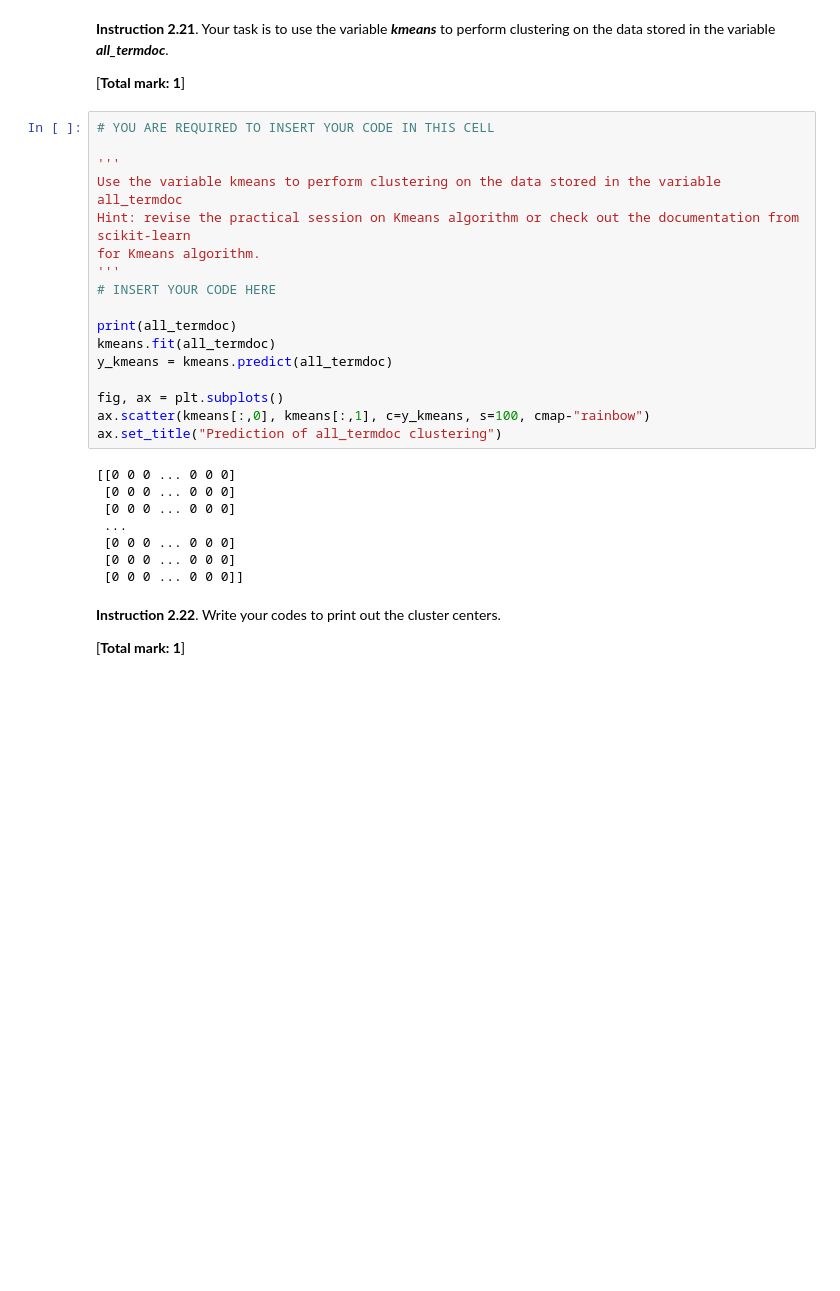
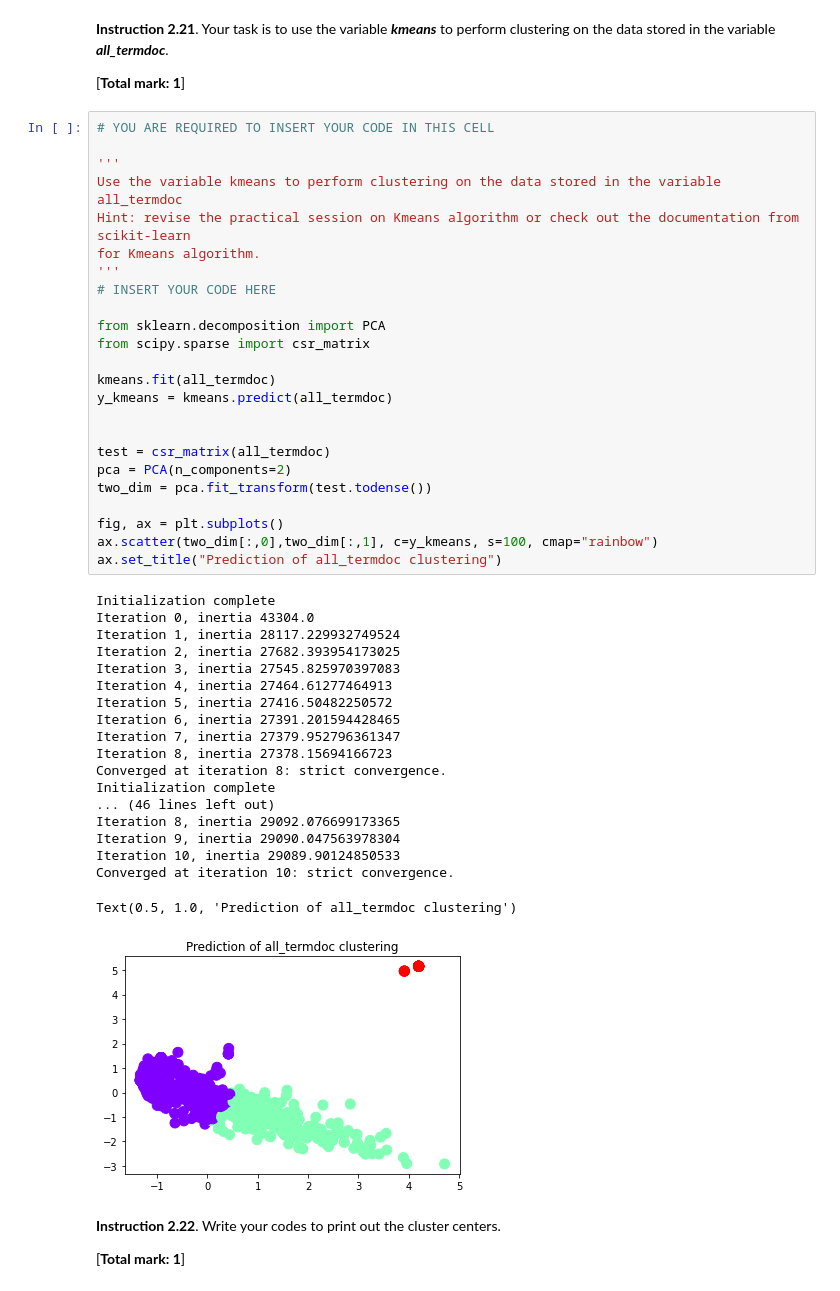
Before and after one commit to ibb2/Assingment2-SIT112, a Jupyter notebook: Assignment2_notebook.ipynb, the cells around one changed output. Saved outputs shown, nothing was run; the diff lists cells and outputs as text; blank space fills up the shorter version.

```diff
--- a/Assignment2_notebook.ipynb
+++ b/Assignment2_notebook.ipynb
@@ -1244,28 +1183,47 @@ kmeans = KMeans(n_clusters=n_clusters, init='k-means++', n_init=5, max_iter=3000
 # %%
 # YOU ARE REQUIRED TO INSERT YOUR CODE IN THIS CELL
 
 '''
 Use the variable kmeans to perform clustering on the data stored in the variable all_termdoc
 Hint: revise the practical session on Kmeans algorithm or check out the documentation from scikit-learn
 for Kmeans algorithm.
 '''
 # INSERT YOUR CODE HERE
 
-print(all_termdoc)
+from sklearn.decomposition import PCA
+from scipy.sparse import csr_matrix
+
 kmeans.fit(all_termdoc)
 y_kmeans = kmeans.predict(all_termdoc)
 
+
+test = csr_matrix(all_termdoc)
+pca = PCA(n_components=2)
+two_dim = pca.fit_transform(test.todense())
+
 fig, ax = plt.subplots()
-ax.scatter(kmeans[:,0], kmeans[:,1], c=y_kmeans, s=100, cmap-"rainbow")
+ax.scatter(two_dim[:,0],two_dim[:,1], c=y_kmeans, s=100, cmap="rainbow")
 ax.set_title("Prediction of all_termdoc clustering")
 # %% [output]
-[[0 0 0 ... 0 0 0]
- [0 0 0 ... 0 0 0]
- [0 0 0 ... 0 0 0]
- ...
- [0 0 0 ... 0 0 0]
- [0 0 0 ... 0 0 0]
- [0 0 0 ... 0 0 0]]
+Initialization complete
+Iteration 0, inertia 43304.0
+Iteration 1, inertia 28117.229932749524
+Iteration 2, inertia 27682.393954173025
+Iteration 3, inertia 27545.825970397083
+Iteration 4, inertia 27464.61277464913
+Iteration 5, inertia 27416.50482250572
+Iteration 6, inertia 27391.201594428465
+Iteration 7, inertia 27379.952796361347
+Iteration 8, inertia 27378.15694166723
+Converged at iteration 8: strict convergence.
+Initialization complete
+... (46 lines left out)
+Iteration 8, inertia 29092.076699173365
+Iteration 9, inertia 29090.047563978304
+Iteration 10, inertia 29089.90124850533
+Converged at iteration 10: strict convergence.
+Text(0.5, 1.0, 'Prediction of all_termdoc clustering')
+[figure, added]
 # %% [markdown]
 **Instruction 2.22**. Write your codes to print out the cluster centers.
 
```
Also changed, not shown: parts of 10 cells of this notebook.
